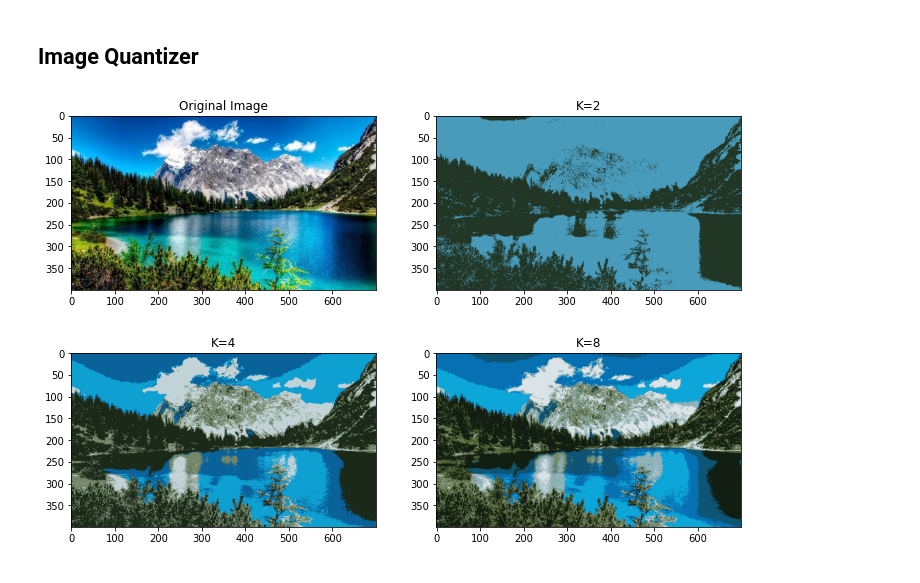
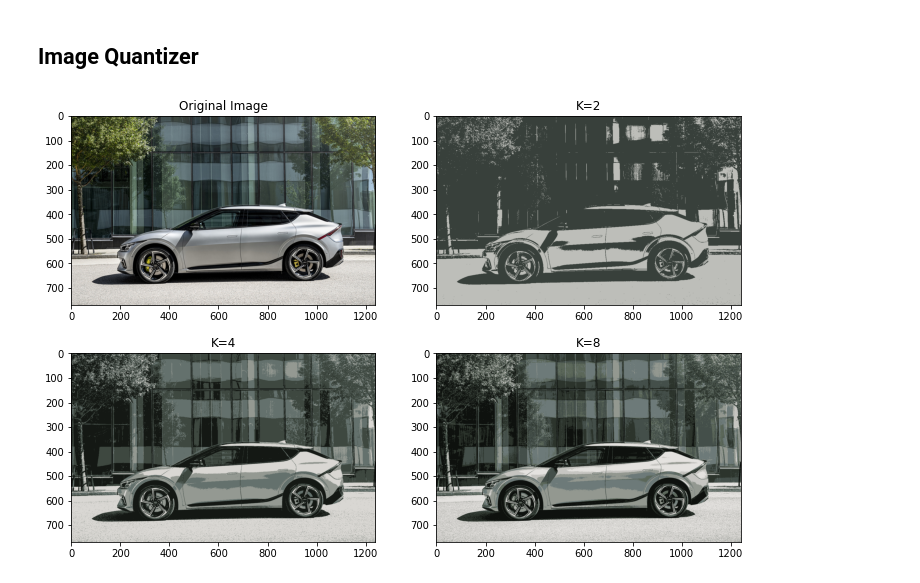
Before and after one commit to A01793546/TC4033-Vision-C-Equipo-3, a Jupyter notebook: A01793546_1_basic_operations_excercise.ipynb, the cells around one changed output. Saved outputs shown, nothing was run; the diff lists cells and outputs as text; code cells hidden in the pictures.

```diff
--- a/A01793546_1_basic_operations_excercise.ipynb
+++ b/A01793546_1_basic_operations_excercise.ipynb
@@ -270,7 +268,7 @@ plt.show()
 # %% [markdown]
 ## Image Quantizer  <a class="anchor" id="quant"></a>
 # %%
-orig_img = cv2.imread('data/image.jpg')
+orig_img = cv2.imread('data/ev6.jpg')
 
 Z = orig_img.reshape((-1,3))
 
@@ -281,31 +279,31 @@ Z = np.float32(Z)
 criteria = (cv2.TERM_CRITERIA_EPS + cv2.TERM_CRITERIA_MAX_ITER, 10, 1.0)
 def colorQuant(Z, K, criteria):
 
    ret,label,center=cv2.kmeans(Z,K,None,criteria,10,cv2.KMEANS_RANDOM_CENTERS)
 
    # Now convert back into uint8, and make original image
    center = np.uint8(center)
    res = center[label.flatten()]
    res2 = res.reshape((orig_img.shape))
    return res2
 res1 = colorQuant(Z, 2, criteria)
 res2 = colorQuant(Z, 5, criteria)
 res3 = colorQuant(Z, 8, criteria)
 
 fig = plt.figure(figsize=(12, 8))
 
 plt.subplot(221),plt.imshow(cv2.cvtColor(orig_img, cv2.COLOR_BGR2RGB))
 plt.title('Original Image')
 
 plt.subplot(222),plt.imshow(cv2.cvtColor(res1, cv2.COLOR_BGR2RGB))
 plt.title('K=2')
 
 plt.subplot(223),plt.imshow(cv2.cvtColor(res2, cv2.COLOR_BGR2RGB))
 plt.title('K=4')
 
 plt.subplot(224),plt.imshow(cv2.cvtColor(res3, cv2.COLOR_BGR2RGB))
 plt.title('K=8')
 
 plt.show()
 # %% [output]
-[figure, old version]
+[figure, new version]
```
Also changed, not shown: parts of 14 cells of this notebook.
